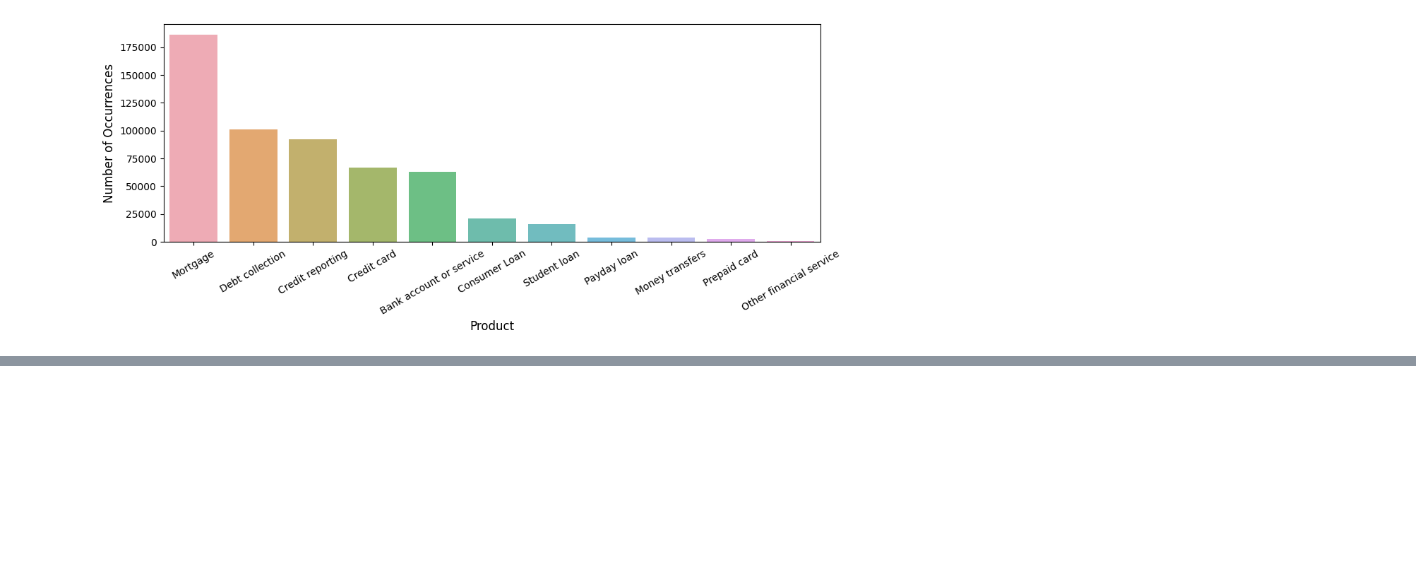
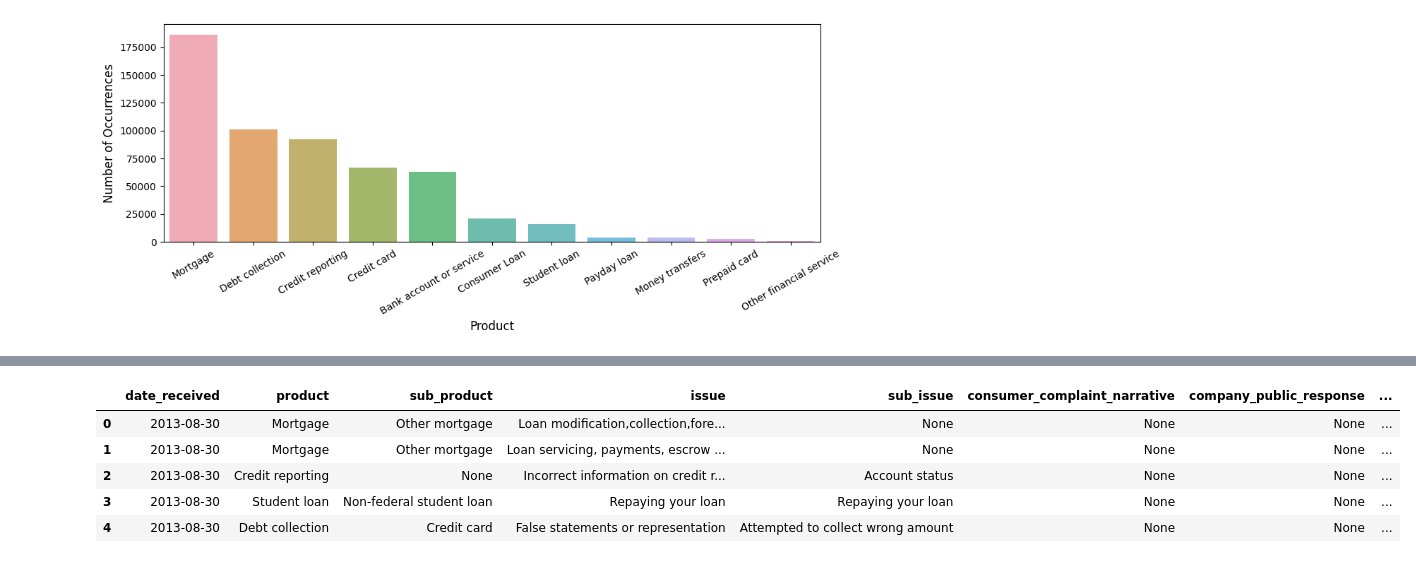
Before and after one commit to schellrw/consumer_complaints, a Jupyter notebook: 00_EDA_and_FE.ipynb, the cells around one changed output, grey strips where cells are left out. Saved outputs shown, nothing was run; the diff lists cells and outputs as text; code cells hidden in the pictures; blank space fills up the shorter version.

```diff
--- a/00_EDA_and_FE.ipynb
+++ b/00_EDA_and_FE.ipynb
@@ -211,0 +158,26 @@ df['text'] = df['text'].astype(str)
+# %%
+# Vectorized operation to convert date string to datetime object
+# "exact=False" argument used because of errant whitespaces (i.e. /n)
+df['date_received'] = np.where(
+    pd.isna(df['date_received']) == False,
+    pd.to_datetime(df['date_received'], format='%m/%d/%Y', exact=False).dt.date,
+    None
+)
+# %%
+# Vectorized operation to convert date string to datetime object
+# "exact=False" argument used because of errant whitespaces (i.e. /n)
+df['date_sent_to_company'] = np.where(
+    pd.isna(df['date_sent_to_company']) == False,
+    pd.to_datetime(df['date_sent_to_company'], format='%m/%d/%Y', exact=False).dt.date,
+    None
+)
+# %%
+# Create new feature that is the difference in days between when a complaint was received and when it was sent to company
+df['days_between_receipt_and_sent'] = np.where(
+    (pd.isna(df['date_received']) == False) & (pd.isna(df['date_sent_to_company']) == False),
+    (df['date_sent_to_company'] - df['date_received']).dt.days,
+    None
+)
+# %%
+# Change new feature from datetime object to integer
+df['days_between_receipt_and_sent'] = pd.to_numeric(df['days_between_receipt_and_sent'])
@@ -211,0 +204,9 @@ df['text'] = df['text'].astype(str)
+# %%
+df.head()
+# %% [output]
+|  | date_received | product | sub_product | issue | sub_issue | consumer_complaint_narrative | company_public_response | ... |
+| 0 | 2013-08-30 | Mortgage | Other mortgage | Loan modification,collection,fore... | None | None | None | ... |
+| 1 | 2013-08-30 | Mortgage | Other mortgage | Loan servicing, payments, escrow ... | None | None | None | ... |
+| 2 | 2013-08-30 | Credit reporting | None | Incorrect information on credit r... | Account status | None | None | ... |
+| 3 | 2013-08-30 | Student loan | Non-federal student loan | Repaying your loan | Repaying your loan | None | None | ... |
+| 4 | 2013-08-30 | Debt collection | Credit card | False statements or representation | Attempted to collect wrong amount | None | None | ... |
```
Also changed, not shown: parts of 14 cells of this notebook, 1 other file.
